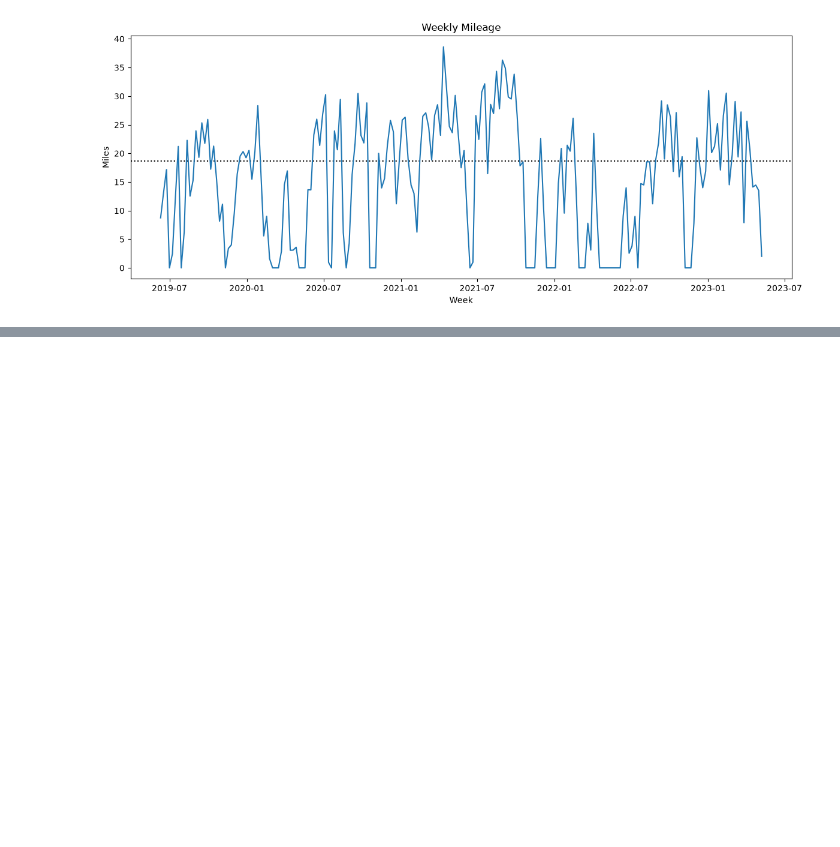
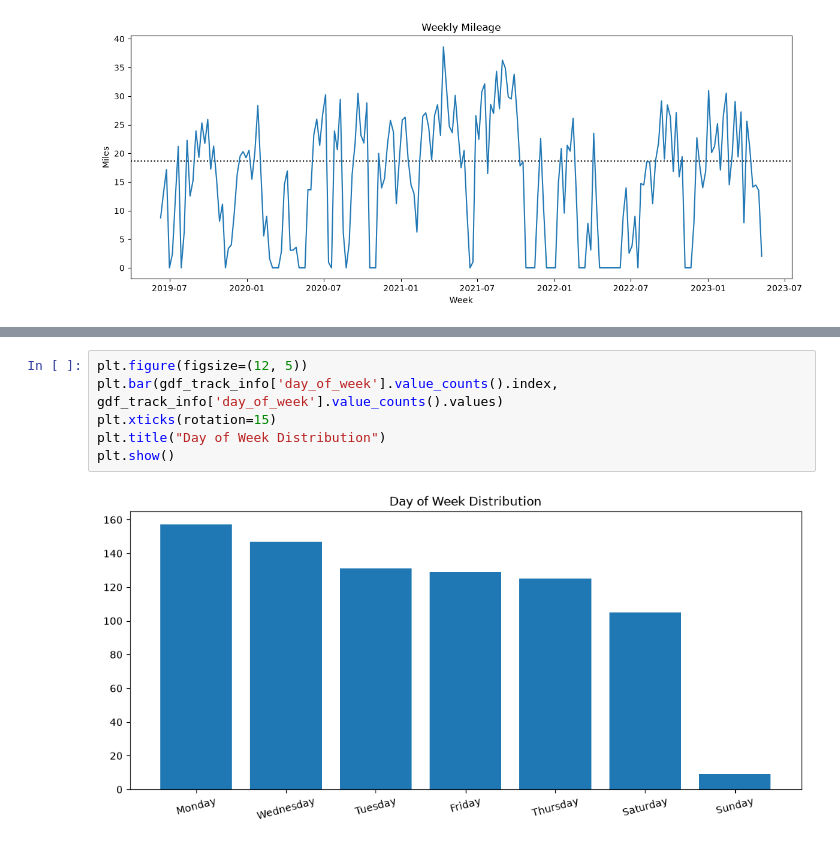
Before and after one commit to ryguy2k4/xc-routes, a Jupyter notebook: notebooks/eda.ipynb, the cells around one changed output, grey strips where cells are left out. Drawn from its saved outputs; the diff is of its cells as text; blank space fills up the shorter version.

```diff
--- a/notebooks/eda.ipynb
+++ b/notebooks/eda.ipynb
@@ -83,0 +80,8 @@ gdf_track_info.loc[gdf_track_info['track_file_datetime'] == pd.to_datetime("2021
+# %%
+plt.figure(figsize=(12, 5))
+plt.bar(gdf_track_info['day_of_week'].value_counts().index, gdf_track_info['day_of_week'].value_counts().values)
+plt.xticks(rotation=15)
+plt.title("Day of Week Distribution")
+plt.show()
+# %% [output]
+[figure, added]
```
Also changed, not shown: parts of 3 cells of this notebook, 12 other files.
